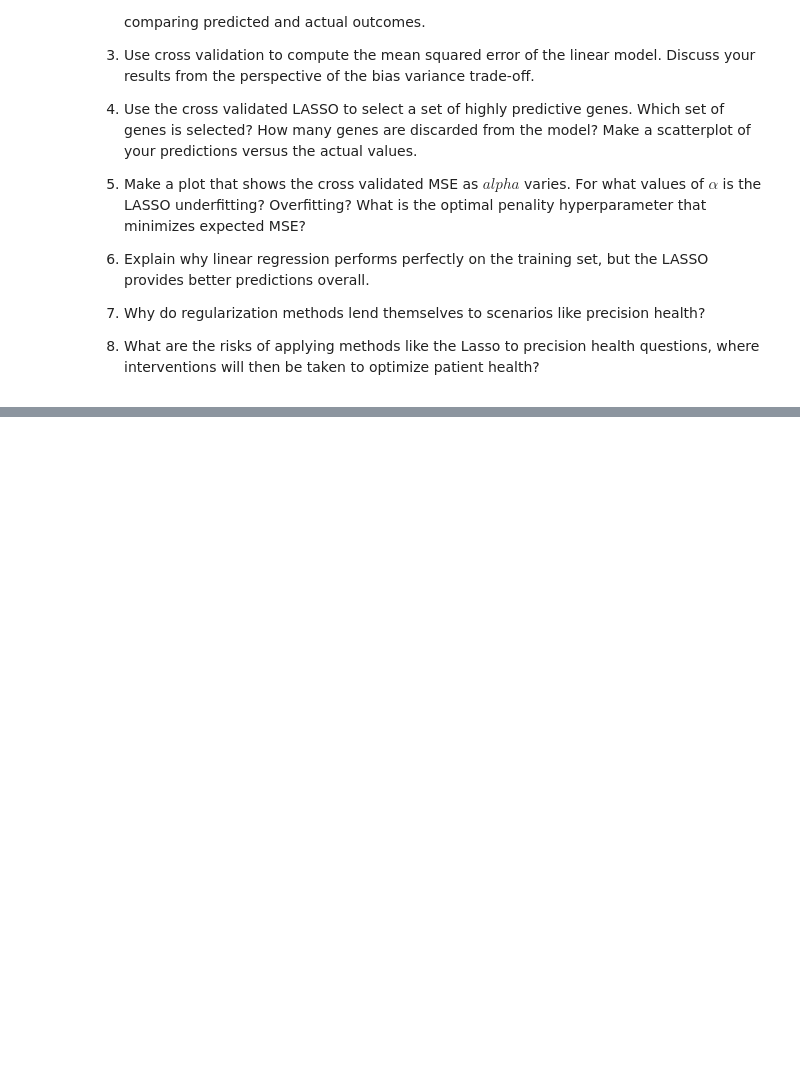
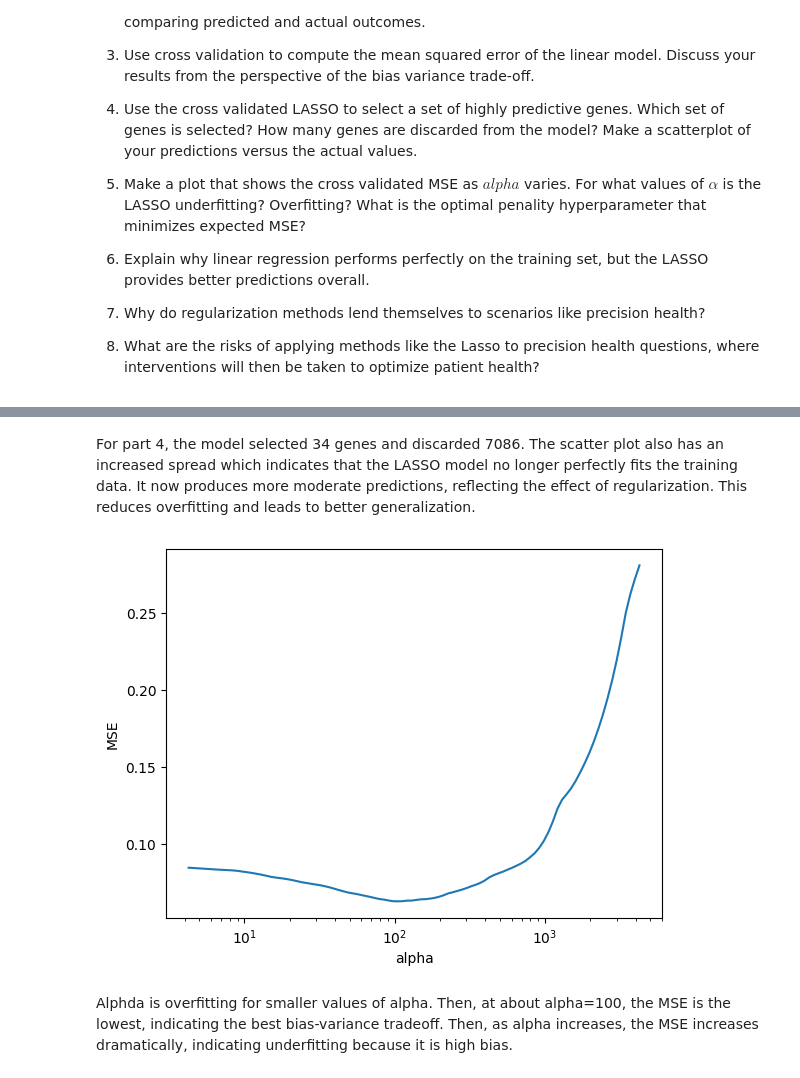
Before and after one commit to katiehutc/undergrad_ml_assignments, a Jupyter notebook: genomics_lab.ipynb, the cells around one changed output, grey strips where cells are left out. Drawn from its saved outputs; the diff is of its cells as text; code cells hidden in the pictures; blank space fills up the shorter version.

```diff
--- a/genomics_lab.ipynb
+++ b/genomics_lab.ipynb
@@ -35,0 +136,16 @@ df = df.replace({
+# %% [markdown]
+For part 4, the model selected 34 genes and discarded 7086. The scatter plot also has an increased spread which indicates that the LASSO model no longer perfectly fits the training data. It now produces more moderate predictions, reflecting the effect of regularization. This reduces overfitting and leads to better generalization.
+# %%
+# Part 5
+mse_path = lasso.mse_path_.mean(axis=1)
+alphas = lasso.alphas_
+
+plt.plot(alphas, mse_path)
+plt.xscale("log")
+plt.xlabel("alpha")
+plt.ylabel("MSE")
+plt.show()
+# %% [output]
+[figure, added]
+# %% [markdown]
+Alphda is overfitting for smaller values of alpha. Then, at about alpha=100, the MSE is the lowest, indicating the best bias-variance tradeoff. Then, as alpha increases, the MSE increases dramatically, indicating underfitting because it is high bias.
```
Also changed, not shown: parts of 8 cells of this notebook.
